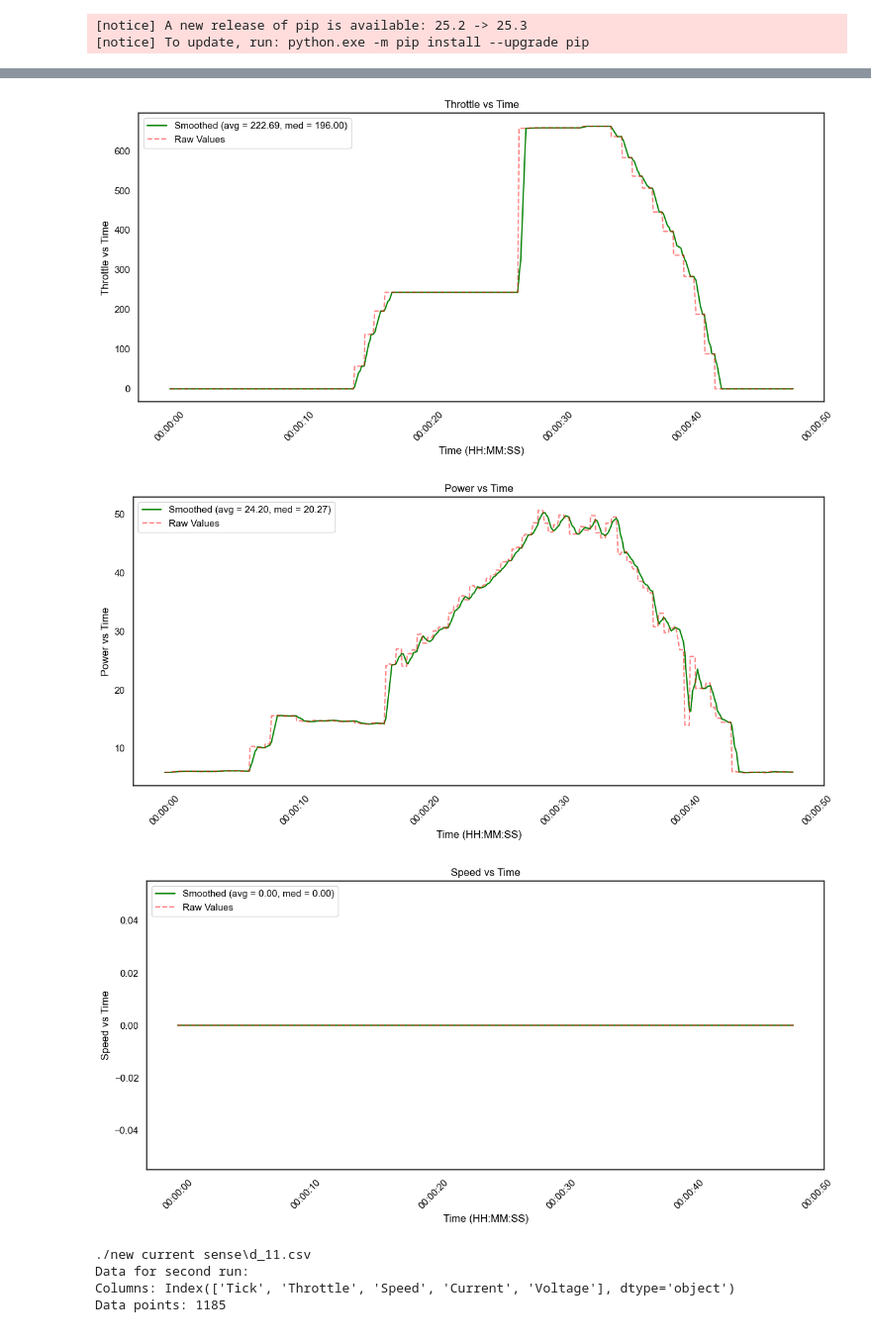
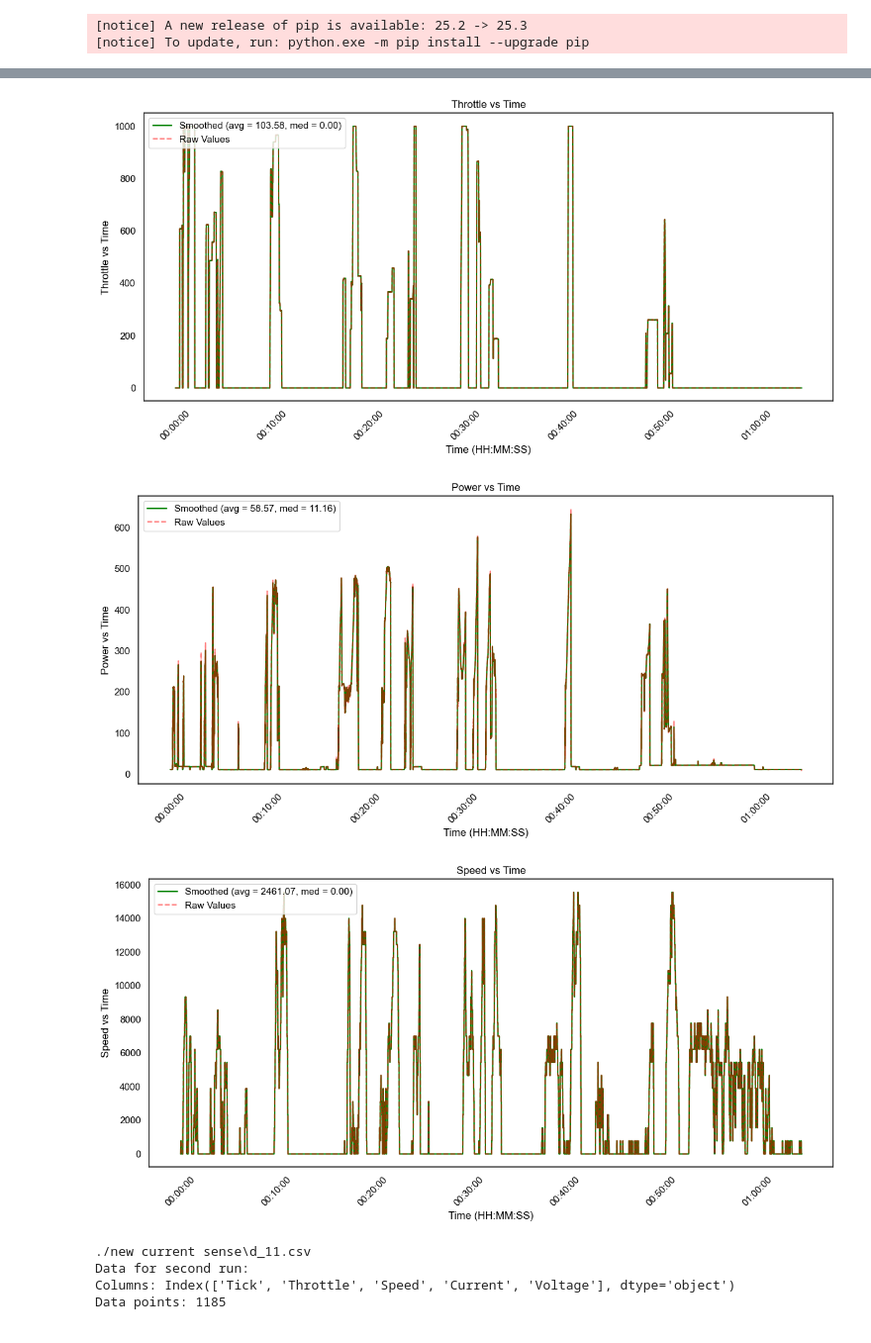
Before and after one commit to UOSupermileage/UOSM-TelemetryDataProcessing, a Jupyter notebook: new/CustomTelemetry.ipynb, the cells around one changed output, grey strips where cells are left out. Shown at 99% size. Cells and saved outputs as stored; diff of their text form; code cells hidden in the pictures.

```diff
--- a/new/CustomTelemetry.ipynb
+++ b/new/CustomTelemetry.ipynb
@@ -34,7 +34,7 @@ import NulRemover
 
 sns.set(style='white')  # light background
 data_folder = './new current sense'
-num = 12 # Currently set to dataset number 132 as requested by LP
+num = 40 # Currently set to dataset number 132 as requested by LP
 file = f'd_{num}.csv'
 path = os.path.join(data_folder, file)
 NulRemover.remove_nuls(path)  # Clean the file from null characters
@@ -182,6 +182,6 @@ Efficiency: 2901.13 km/kWh
-[figure, old version]
+[figure, new version]
-[figure, old version]
+[figure, new version]
-[figure, old version]
+[figure, new version]
 # %%
 # Overlay power consumption of a second run
 # Compares the second run to the first run loaded above
```
Also changed, not shown: parts of 1 cell of this notebook, 1 other file.
